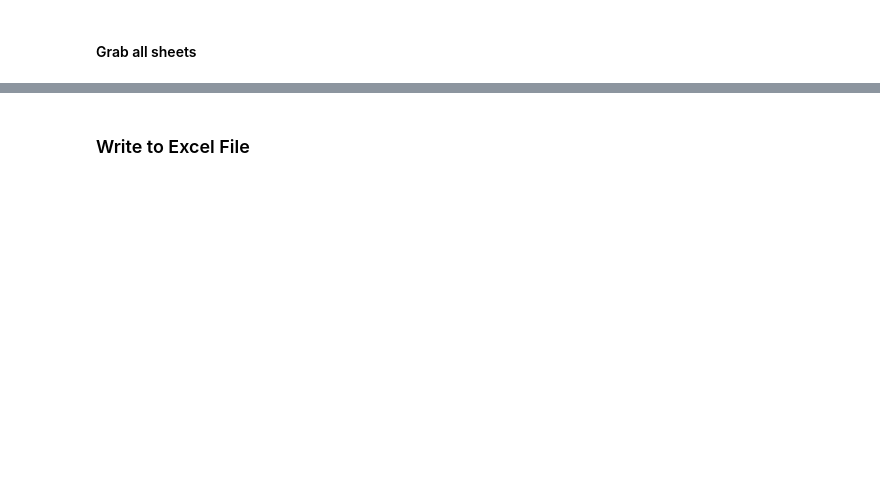
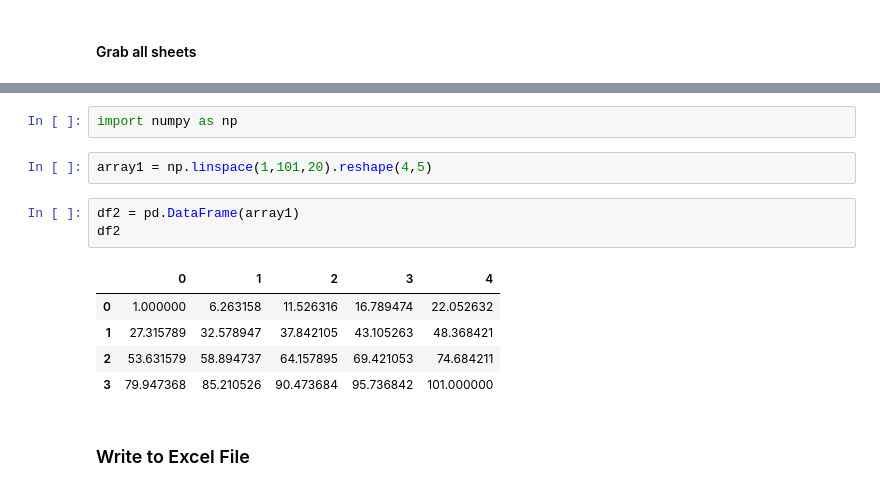
Before and after one commit to NandiniDevLabs/data_analysis_with_python_b9, a Jupyter notebook: 02-pandas/09-Inputs-and-Outputs.ipynb, the cells around one changed output, grey strips where cells are left out. Saved outputs shown, nothing was run; the diff lists cells and outputs as text; blank space fills up the shorter version.

```diff
--- a/02-pandas/09-Inputs-and-Outputs.ipynb
+++ b/02-pandas/09-Inputs-and-Outputs.ipynb
@@ -406,2 +515,15 @@ excel_sheets['First_Sheet']
+# %%
+import numpy as np
+# %%
+array1 = np.linspace(1,101,20).reshape(4,5)
+# %%
+df2 = pd.DataFrame(array1)
+df2
+# %% [output]
+|  | 0 | 1 | 2 | 3 | 4 |
+| 0 | 1.000000 | 6.263158 | 11.526316 | 16.789474 | 22.052632 |
+| 1 | 27.315789 | 32.578947 | 37.842105 | 43.105263 | 48.368421 |
+| 2 | 53.631579 | 58.894737 | 64.157895 | 69.421053 | 74.684211 |
+| 3 | 79.947368 | 85.210526 | 90.473684 | 95.736842 | 101.000000 |
 # %% [markdown]
 ### Write to Excel File
```
Also changed, not shown: parts of 34 cells of this notebook, 21 other files.
